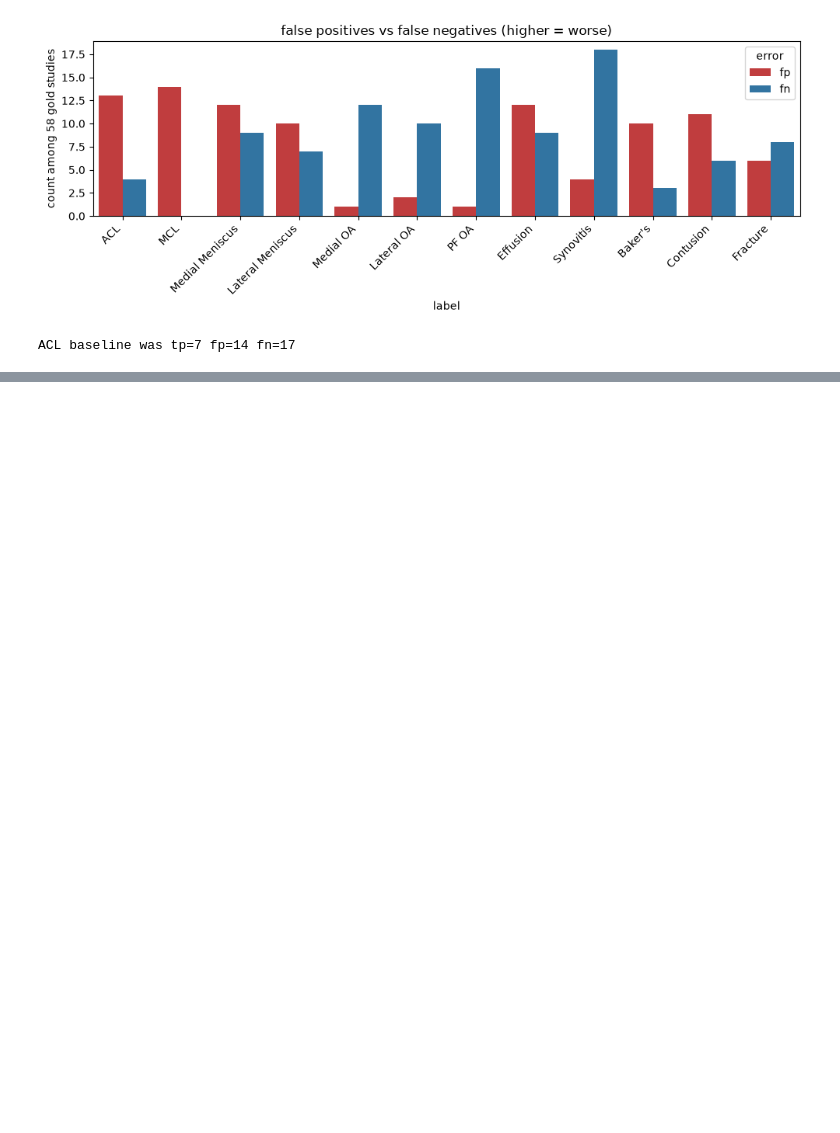
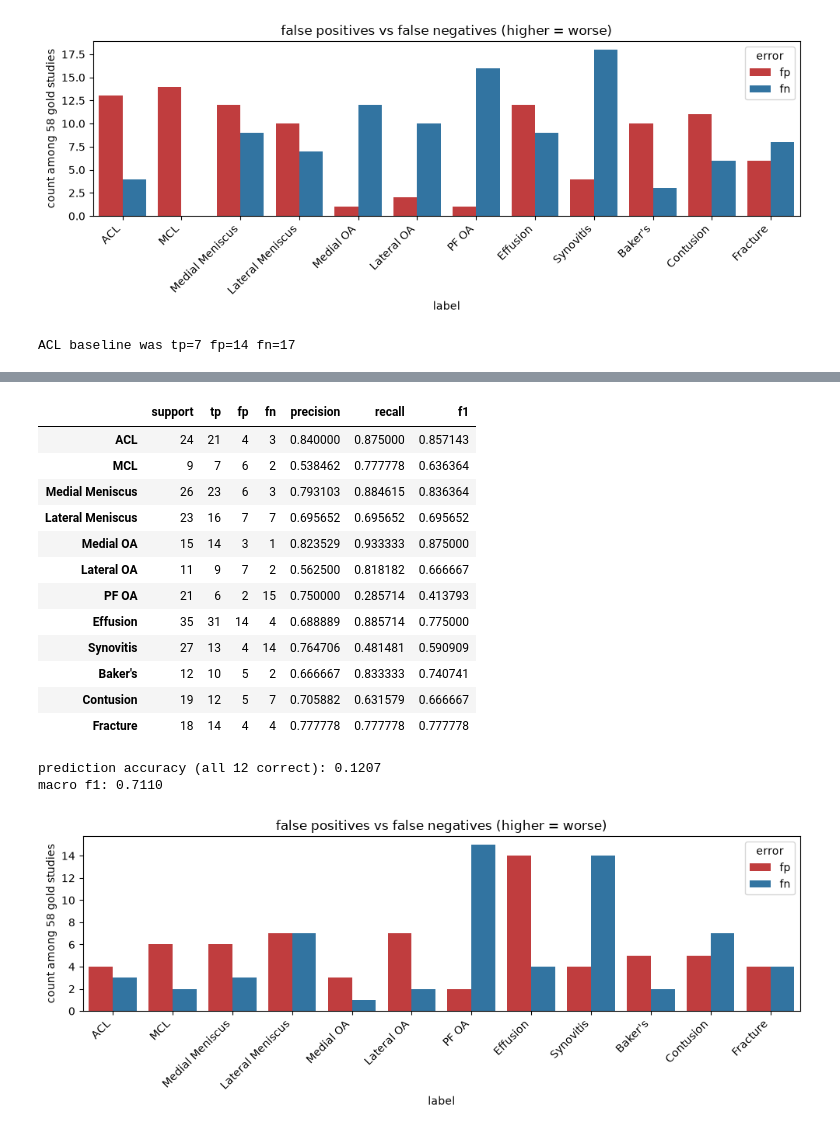
Before and after one commit to paramtully/RSNA-Knee-Abnormality-Detection, a Jupyter notebook: label_extraction.ipynb, the cells around one changed output, grey strips where cells are left out. Cells and saved outputs as stored; diff of their text form; code cells hidden in the pictures; blank space fills up the shorter version.

Commit message:
- tried label extraction with 7B param local llm (ollama)

```diff
--- a/label_extraction.ipynb
+++ b/label_extraction.ipynb
@@ -71,6 +71,11 @@ def evaluate(pred: pd.DataFrame) -> (pd.DataFrame, pd.DataFrame):
     p = pred[LABELS].astype(int)
     p.index = y.index
 
+    visualize_evaluation(y, p)
+
+    return y, p
+
+def visualize_evaluation(y, p):
     prec, rec, f1, support = precision_recall_fscore_support(
         y, p, average=None, zero_division=0
     )
@@ -109,7 +114,7 @@ def evaluate(pred: pd.DataFrame) -> (pd.DataFrame, pd.DataFrame):
     plt.xticks(rotation=45, ha="right")
     fig.tight_layout()
     plt.show()
-    return y, p
+
 
 def get_pred(mapper):
     return pd.DataFrame(gold["Report"].map(mapper).tolist(), index=gold.index)
@@ -551,0 +646,41 @@ ACL baseline was tp=7 fp=14 fn=17
+# %%
+# Evaluate Ollama v1 on all 58 gold rows.
+# Cache each prediction so a KeyboardInterrupt (or kernel restart) can resume.
+CACHE_PATH = Path("llm_cache/ollama_v1_preds.csv")
+CACHE_PATH.parent.mkdir(exist_ok=True)
+
+cached = (
+    pd.read_csv(CACHE_PATH, index_col=0)
+    if CACHE_PATH.exists()
+    else pd.DataFrame(columns=LABELS)
+)
+cached.index = cached.index.astype(gold.index.dtype)
+
+rows = []
+for idx, report in gold["Report"].items():
+    if idx in cached.index:
+        rows.append(cached.loc[idx, LABELS].astype(int).to_dict())
+        continue
+    print(f"ollama {len(rows) + 1}/{len(gold)}", flush=True)
+    rows.append(predict_from_ollama(report))
+    pd.DataFrame(rows, index=list(gold.index[: len(rows)])).to_csv(CACHE_PATH)
+
+ollama_v1_p = pd.DataFrame(rows, index=gold.index)
+ollama_v1_y, ollama_v1_p = evaluate(ollama_v1_p)
+# %% [output]
+|  | support | tp | fp | fn | precision | recall | f1 |
+| ACL | 24 | 21 | 4 | 3 | 0.840000 | 0.875000 | 0.857143 |
+| MCL | 9 | 7 | 6 | 2 | 0.538462 | 0.777778 | 0.636364 |
+| Medial Meniscus | 26 | 23 | 6 | 3 | 0.793103 | 0.884615 | 0.836364 |
+| Lateral Meniscus | 23 | 16 | 7 | 7 | 0.695652 | 0.695652 | 0.695652 |
+| Medial OA | 15 | 14 | 3 | 1 | 0.823529 | 0.933333 | 0.875000 |
+| Lateral OA | 11 | 9 | 7 | 2 | 0.562500 | 0.818182 | 0.666667 |
+| PF OA | 21 | 6 | 2 | 15 | 0.750000 | 0.285714 | 0.413793 |
+| Effusion | 35 | 31 | 14 | 4 | 0.688889 | 0.885714 | 0.775000 |
+| Synovitis | 27 | 13 | 4 | 14 | 0.764706 | 0.481481 | 0.590909 |
+| Baker's | 12 | 10 | 5 | 2 | 0.666667 | 0.833333 | 0.740741 |
+| Contusion | 19 | 12 | 5 | 7 | 0.705882 | 0.631579 | 0.666667 |
+| Fracture | 18 | 14 | 4 | 4 | 0.777778 | 0.777778 | 0.777778 |
+prediction accuracy (all 12 correct): 0.1207
+macro f1: 0.7110
+[figure, added]
```
Also changed, not shown: parts of 2 cells of this notebook, 1 other file.
